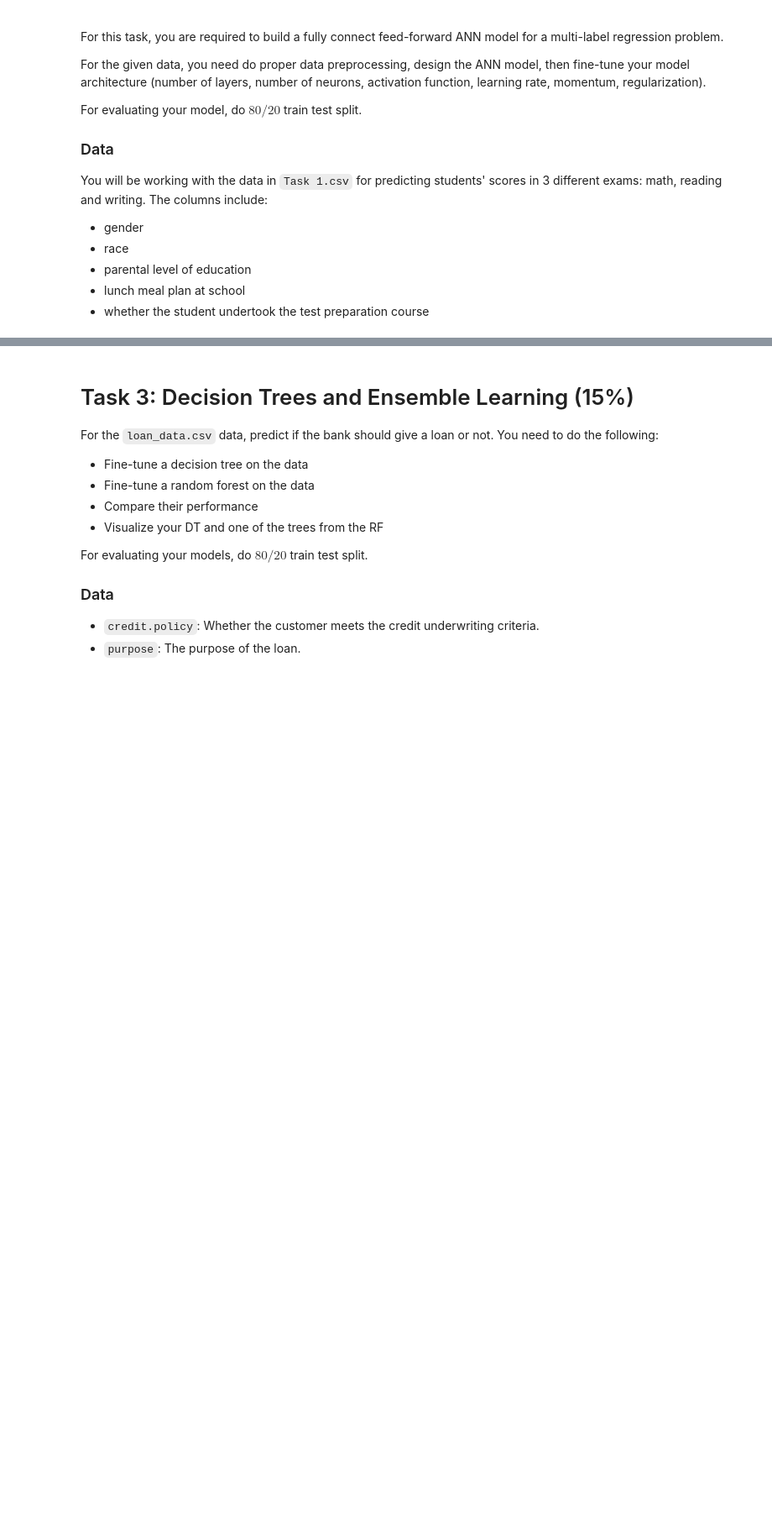
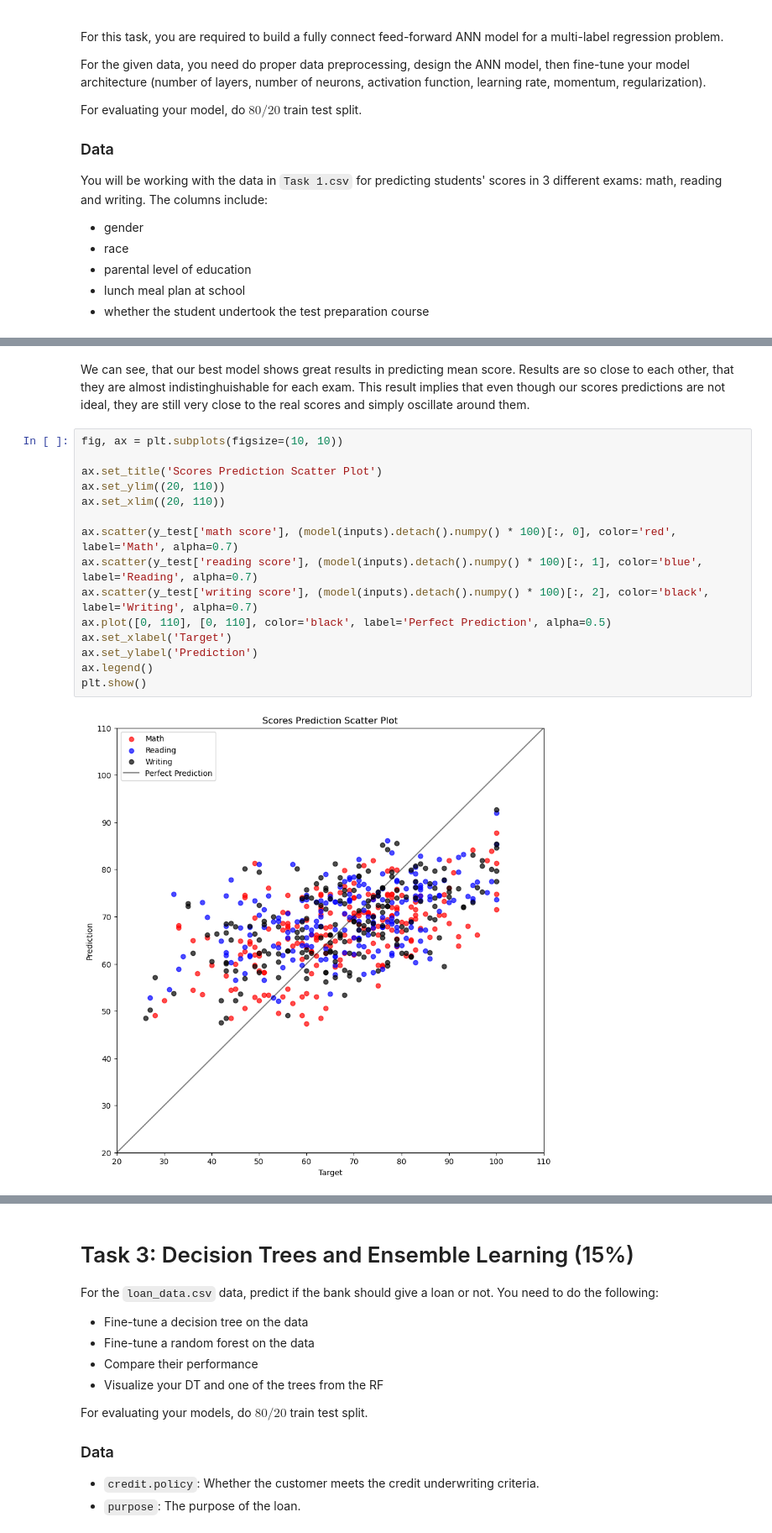
Before and after one commit to mattephi/itoml.hw, a Jupyter notebook: Assignment2/IgorAlentev.ipynb, the cells around one changed output, grey strips where cells are left out. Shown at 84% size. Cells and saved outputs as stored; diff of their text form; blank space fills up the shorter version.

```diff
--- a/Assignment2/IgorAlentev.ipynb
+++ b/Assignment2/IgorAlentev.ipynb
@@ -40,0 +323,19 @@ scores in 3 different exams: math, reading and writing. The columns include:
+# %% [markdown]
+We can see, that our best model shows great results in predicting mean score. Results are so close to each other, that they are almost indistinghuishable for each exam. This result implies that even though our scores predictions are not ideal, they are still very close to the real scores and simply oscillate around them.
+# %%
+fig, ax = plt.subplots(figsize=(10, 10))
+
+ax.set_title('Scores Prediction Scatter Plot')
+ax.set_ylim((20, 110))
+ax.set_xlim((20, 110))
+
+ax.scatter(y_test['math score'], (model(inputs).detach().numpy() * 100)[:, 0], color='red', label='Math', alpha=0.7)
+ax.scatter(y_test['reading score'], (model(inputs).detach().numpy() * 100)[:, 1], color='blue', label='Reading', alpha=0.7)
+ax.scatter(y_test['writing score'], (model(inputs).detach().numpy() * 100)[:, 2], color='black', label='Writing', alpha=0.7)
+ax.plot([0, 110], [0, 110], color='black', label='Perfect Prediction', alpha=0.5)
+ax.set_xlabel('Target')
+ax.set_ylabel('Prediction')
+ax.legend()
+plt.show()
+# %% [output]
+[figure, added]
```
Also changed, not shown: parts of 90 cells of this notebook.
